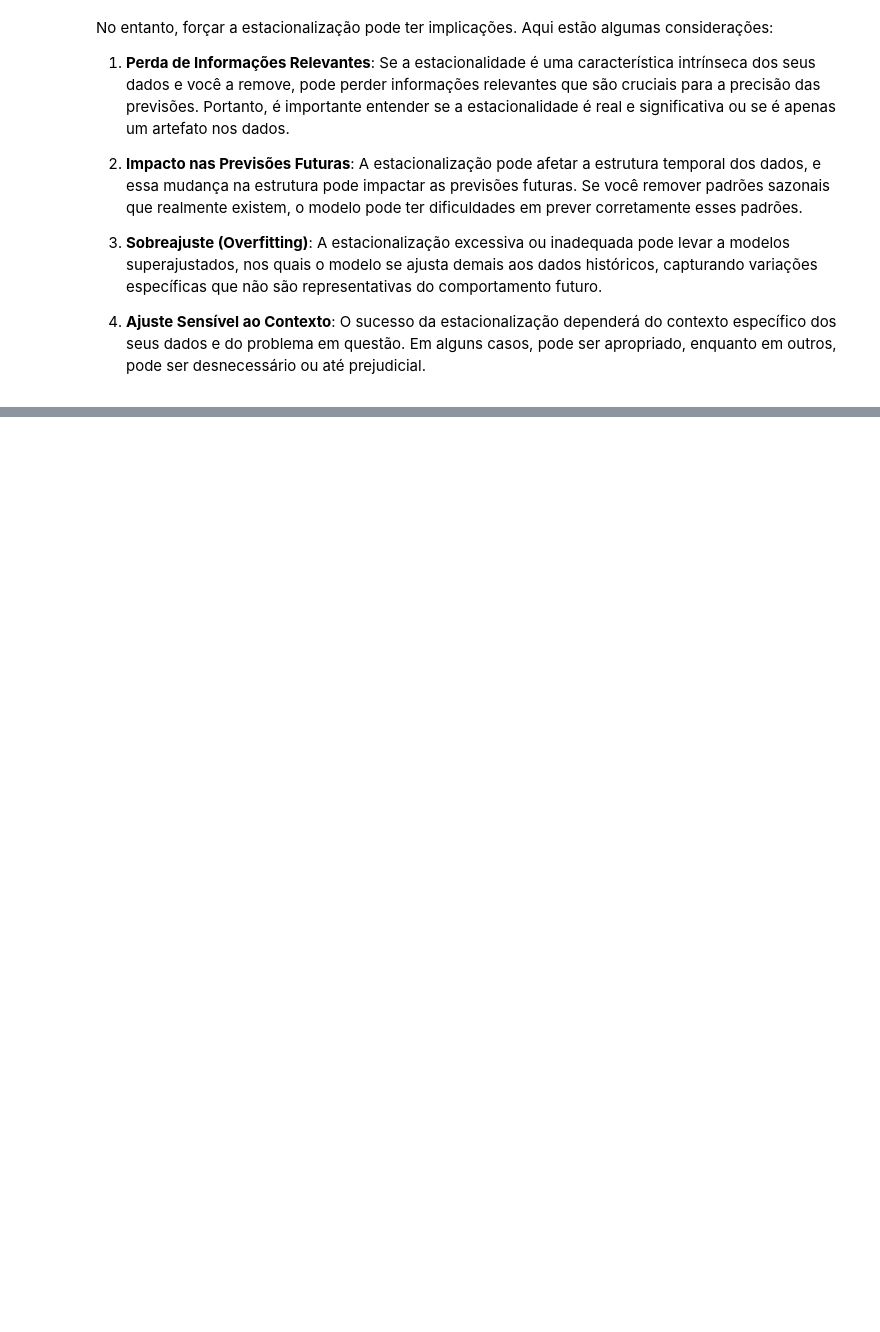
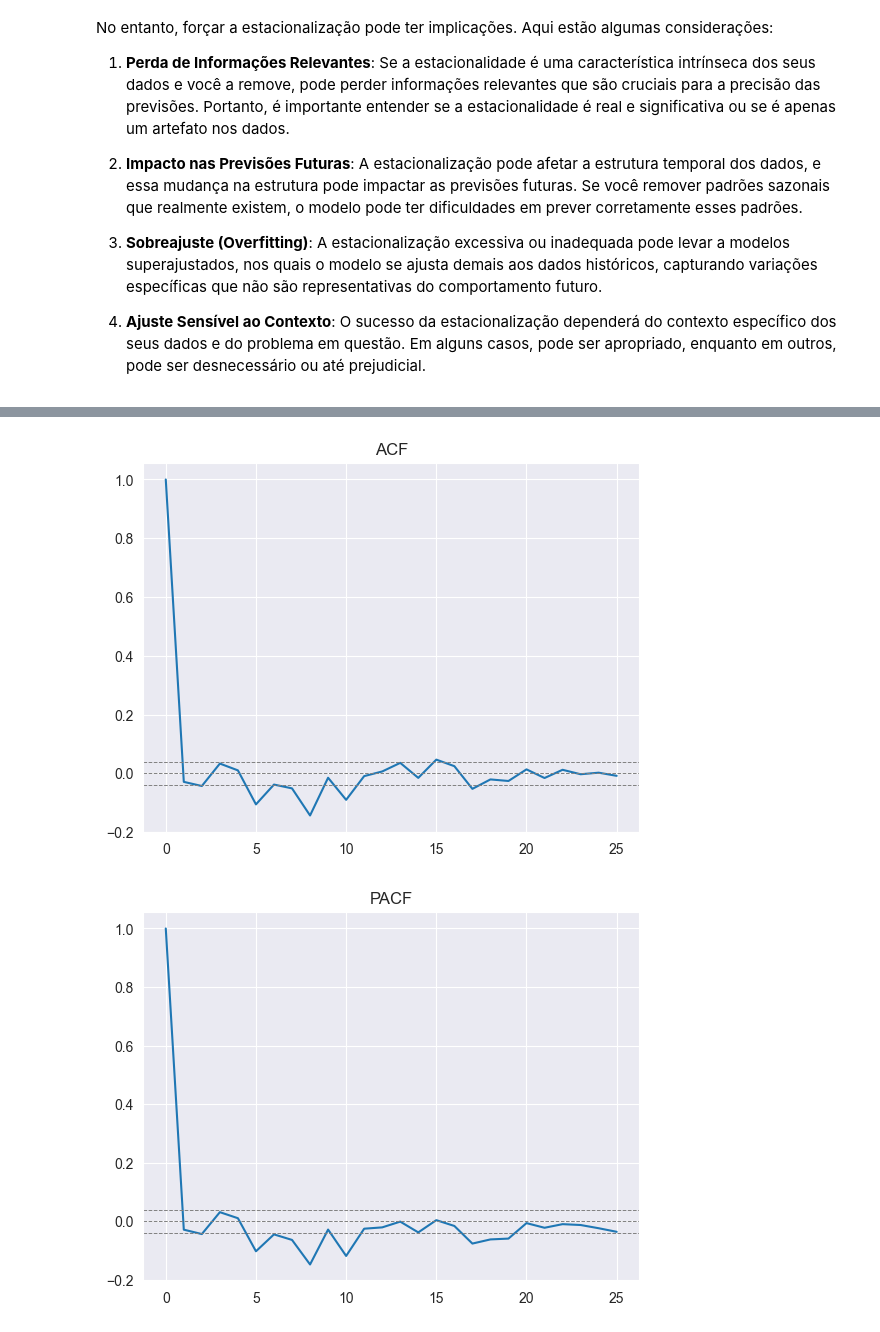
Before and after one commit to victorlamana/PosTech_DataAnalytics-Main, a Jupyter notebook: FASE2/TECH-CHALLENGE/TechChallenge.ipynb, the cells around one changed output, grey strips where cells are left out. Cells and saved outputs as stored; diff of their text form; code cells hidden in the pictures; blank space fills up the shorter version.

```diff
--- a/FASE2/TECH-CHALLENGE/TechChallenge.ipynb
+++ b/FASE2/TECH-CHALLENGE/TechChallenge.ipynb
@@ -253,0 +279,3 @@ Por hora, vamos seguir com a hipótese estacionária da série temporal
+# %%
+lag_acf = acf(df_diff.dropna(), nlags=25)
+lag_pacf = pacf(df_diff.dropna(), nlags=25)
@@ -253,0 +286,21 @@ Por hora, vamos seguir com a hipótese estacionária da série temporal
+# %%
+plt.plot(lag_acf)
+
+plt.axhline(y= -1.96/(np.sqrt((len(df_diff) -1))), linestyle='--', color='gray',linewidth=0.7)
+plt.axhline(y=0, linestyle='--', color='gray',linewidth=0.7)
+plt.axhline(y= 1.96/(np.sqrt((len(df_diff) -1))), linestyle='--', color='gray',linewidth=0.7)
+
+plt.title("ACF")
+plt.show()
+
+plt.plot(lag_pacf)
+
+plt.axhline(y= -1.96/(np.sqrt((len(df_diff) -1))), linestyle='--', color='gray',linewidth=0.7)
+plt.axhline(y=0, linestyle='--', color='gray',linewidth=0.7)
+plt.axhline(y= 1.96/(np.sqrt((len(df_diff) -1))), linestyle='--', color='gray',linewidth=0.7)
+
+plt.title("PACF")
+plt.show()
+# %% [output]
+[figure, added]
+[figure, added]
```
Also changed, not shown: parts of 6 cells of this notebook.
